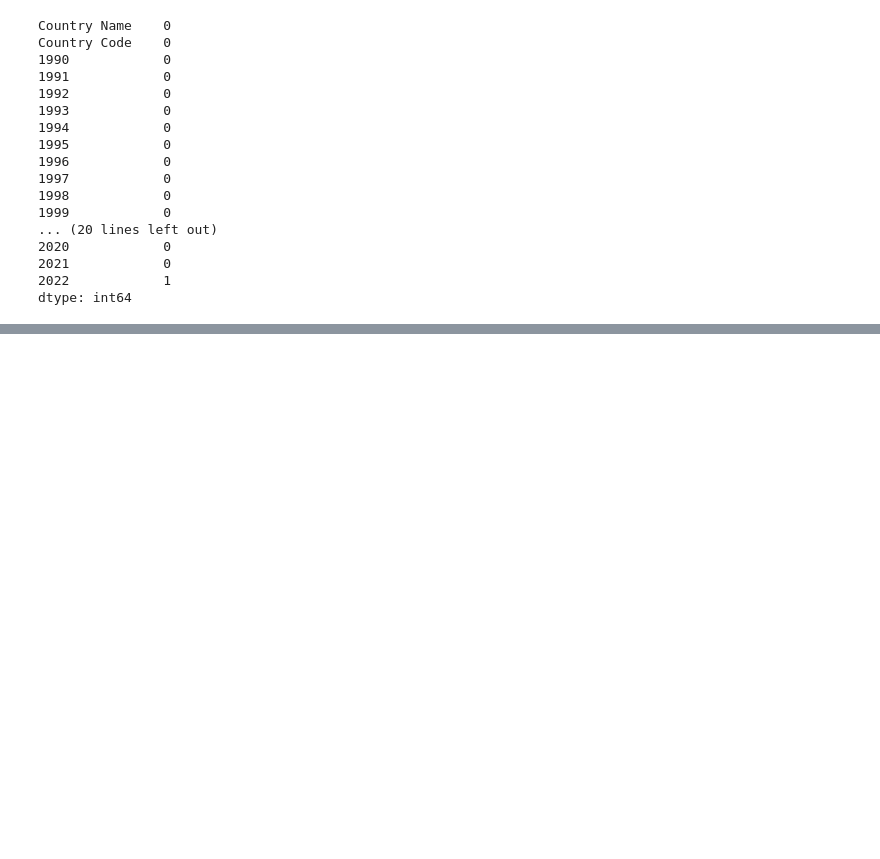
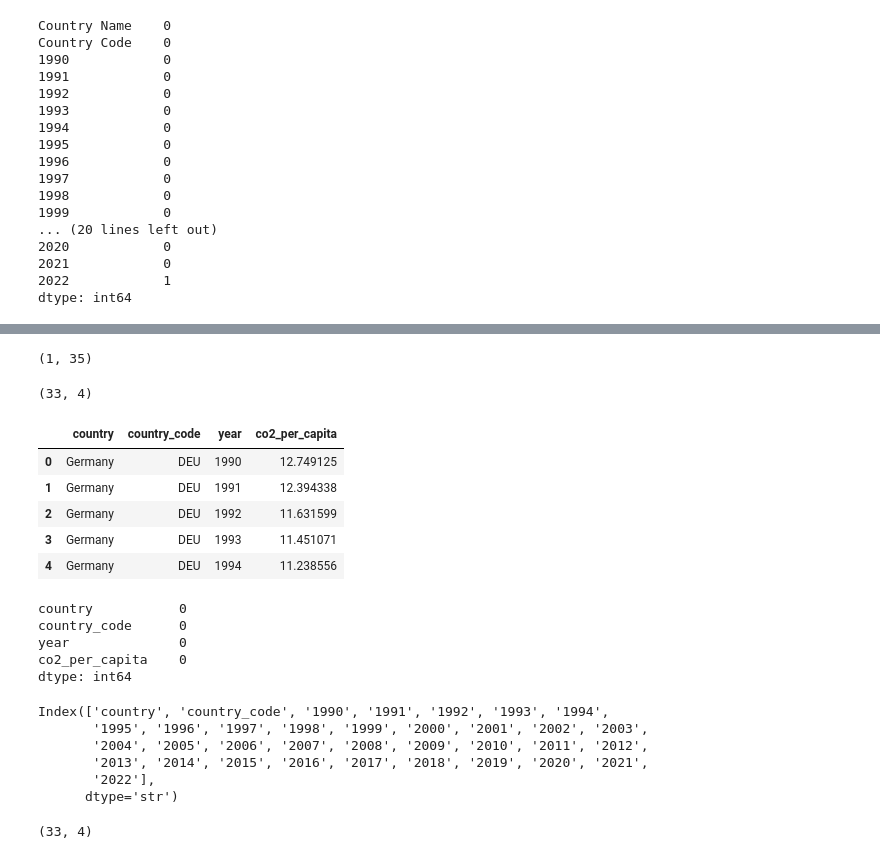
Before and after one commit to lxyla/energy-sustainability-analysis, a Jupyter notebook: energy_transition_analysis.ipynb, the cells around one changed output, grey strips where cells are left out. Saved outputs shown, nothing was run; the diff lists cells and outputs as text; code cells hidden in the pictures; blank space fills up the shorter version.

```diff
--- a/energy_transition_analysis.ipynb
+++ b/energy_transition_analysis.ipynb
@@ -174,0 +182,5 @@ dtype: int64
+# %%
+germany_co2_clean = germany_co2_clean.rename(columns={
+    "Country Name": "country",
+    "Country Code": "country_code"
+})
@@ -174,0 +196,35 @@ dtype: int64
+# %%
+germany_co2_clean.shape
+# %% [output]
+(1, 35)
+# %%
+germany_co2_long = germany_co2_clean.melt(
+    id_vars=["country", "country_code"],
+    var_name="year",
+    value_name="co2_per_capita"
+)
+# %%
+germany_co2_long["year"] = germany_co2_long["year"].astype(int)
+# %%
+germany_co2_long = germany_co2_long.sort_values("year")
+# %%
+germany_co2_long.shape
+# %% [output]
+(33, 4)
+# %%
+germany_co2_long.head()
+# %% [output]
+|  | country | country_code | year | co2_per_capita |
+| 0 | Germany | DEU | 1990 | 12.749125 |
+| 1 | Germany | DEU | 1991 | 12.394338 |
+| 2 | Germany | DEU | 1992 | 11.631599 |
+| 3 | Germany | DEU | 1993 | 11.451071 |
+| 4 | Germany | DEU | 1994 | 11.238556 |
+# %%
+germany_co2_long.isna().sum()
+# %% [output]
+country           0
+country_code      0
+year              0
+co2_per_capita    0
+dtype: int64
@@ -174,0 +238,9 @@ dtype: int64
+# %%
+germany_renewables_clean.columns
+# %% [output]
+Index(['country', 'country_code', '1990', '1991', '1992', '1993', '1994',
+       '1995', '1996', '1997', '1998', '1999', '2000', '2001', '2002', '2003',
+       '2004', '2005', '2006', '2007', '2008', '2009', '2010', '2011', '2012',
+       '2013', '2014', '2015', '2016', '2017', '2018', '2019', '2020', '2021',
+       '2022'],
+      dtype='str')
@@ -174,0 +255,4 @@ dtype: int64
+# %%
+germany_renewables_long.shape
+# %% [output]
+(33, 4)
```
Also changed, not shown: parts of 17 cells of this notebook.
